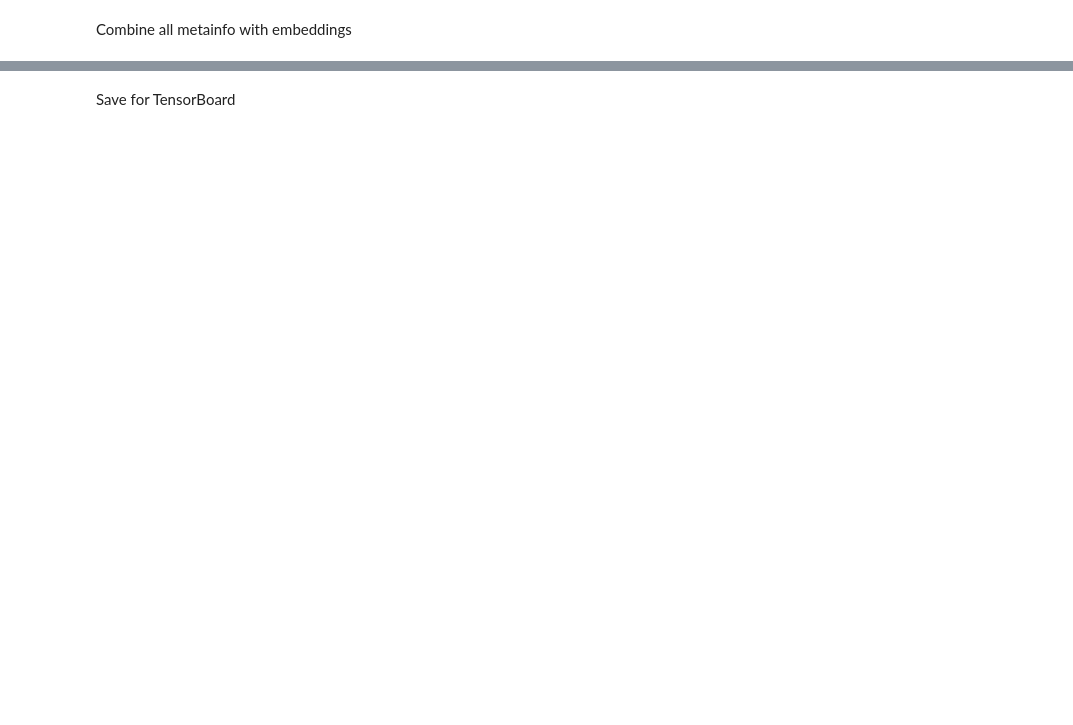
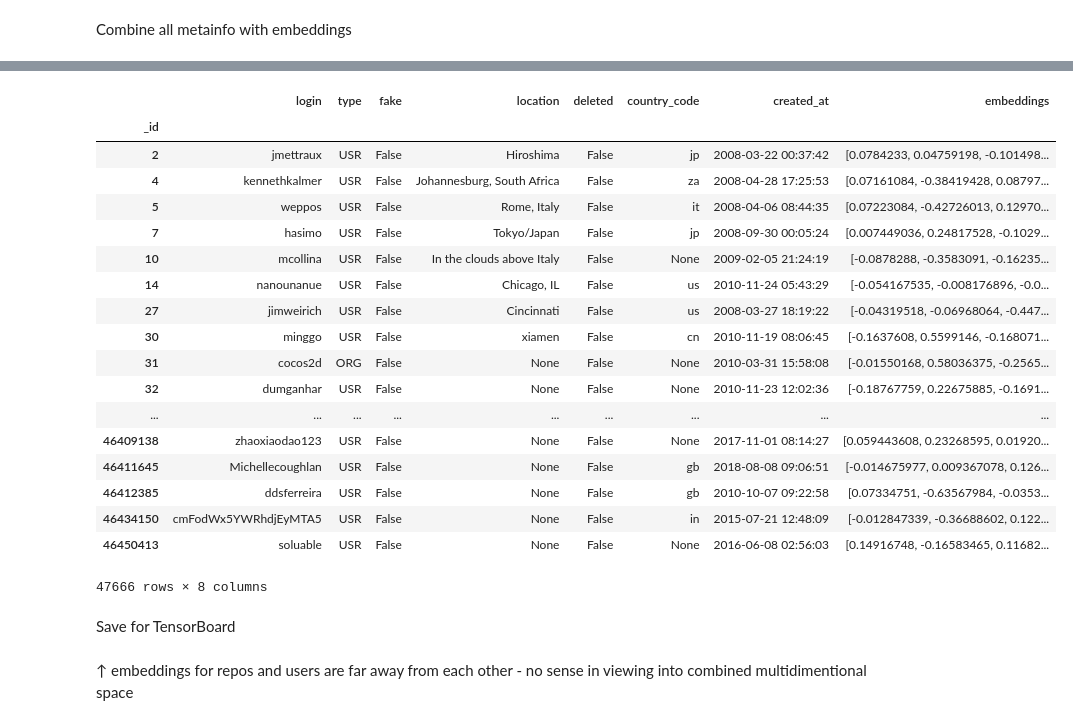
Before and after one commit to sergibro/github-recommendations, a Jupyter notebook: pipeline.ipynb, the cells around one changed output, grey strips where cells are left out. Drawn from its saved outputs; the diff is of its cells as text; code cells hidden in the pictures; blank space fills up the shorter version.

```diff
--- a/pipeline.ipynb
+++ b/pipeline.ipynb
@@ -308,3 +378,8 @@ good_rids = pd.read_pickle('./tb/embeddings/repos_19k_gte1k_old.pkl').index.toli
 len(good_rids)
 # %% [output]
 18670
+# %%
+good_uids = pd.read_pickle('./tb/embeddings_old/users_following_29k_gte100.pkl').index.tolist()
+good_uids += pd.read_pickle('./tb/embeddings_old/users_followers_24k_gte100.pkl').index.tolist()
+good_uids = list(set(good_uids))
+len(good_uids)
@@ -336,3 +413,8 @@ repos_df
 | 127329472 | Microsoft/frontend-bootcamp | TypeScript | 2019-02-24 16:11:55 | 2019-02-26 18:08:00 |
 | 127439965 | smacke/subsync | Python | 2019-02-24 02:56:44 | 2019-02-26 13:37:45 |
 18670 rows × 4 columns
+# %%
+ufields = ['login', 'type', 'fake', 'location', 'deleted', 'country_code', 'created_at']
+users_cur = mc['github']['users'].find({"_id": {"$in": good_uids}}, ufields)
+users_df = pd.DataFrame(list(users_cur)).set_index('_id')[ufields]
+users_df
@@ -424,4 +512,28 @@ repos_df
 18670 rows × 5 columns
+# %%
+users_emb_df = pd.Series({int(i.split('_')[-1]): e for i, e in emb_df.loc[[f'user_id_{i}' for i in users_df.index]]['embeddings'].iteritems()}).to_frame(name='embeddings')
+users_df = users_df.join(users_emb_df)
+users_df
+# %% [output]
+|  | login | type | fake | location | deleted | country_code | created_at | embeddings |
+| _id |  |  |  |  |  |  |  |  |
+| 2 | jmettraux | USR | False | Hiroshima | False | jp | 2008-03-22 00:37:42 | [0.0784233, 0.04759198, -0.101498... |
+| 4 | kennethkalmer | USR | False | Johannesburg, South Africa | False | za | 2008-04-28 17:25:53 | [0.07161084, -0.38419428, 0.08797... |
+| 5 | weppos | USR | False | Rome, Italy | False | it | 2008-04-06 08:44:35 | [0.07223084, -0.42726013, 0.12970... |
+| 7 | hasimo | USR | False | Tokyo/Japan | False | jp | 2008-09-30 00:05:24 | [0.007449036, 0.24817528, -0.1029... |
+| 10 | mcollina | USR | False | In the clouds above Italy | False | None | 2009-02-05 21:24:19 | [-0.0878288, -0.3583091, -0.16235... |
+| 14 | nanounanue | USR | False | Chicago, IL | False | us | 2010-11-24 05:43:29 | [-0.054167535, -0.008176896, -0.0... |
+| 27 | jimweirich | USR | False | Cincinnati | False | us | 2008-03-27 18:19:22 | [-0.04319518, -0.06968064, -0.447... |
+| 30 | minggo | USR | False | xiamen | False | cn | 2010-11-19 08:06:45 | [-0.1637608, 0.5599146, -0.168071... |
+| 31 | cocos2d | ORG | False | None | False | None | 2010-03-31 15:58:08 | [-0.01550168, 0.58036375, -0.2565... |
+| 32 | dumganhar | USR | False | None | False | None | 2010-11-23 12:02:36 | [-0.18767759, 0.22675885, -0.1691... |
+| ... | ... | ... | ... | ... | ... | ... | ... | ... |
+| 46409138 | zhaoxiaodao123 | USR | False | None | False | None | 2017-11-01 08:14:27 | [0.059443608, 0.23268595, 0.01920... |
+| 46411645 | Michellecoughlan | USR | False | None | False | gb | 2018-08-08 09:06:51 | [-0.014675977, 0.009367078, 0.126... |
+| 46412385 | ddsferreira | USR | False | None | False | gb | 2010-10-07 09:22:58 | [0.07334751, -0.63567984, -0.0353... |
+| 46434150 | cmFodWx5YWRhdjEyMTA5 | USR | False | None | False | in | 2015-07-21 12:48:09 | [-0.012847339, -0.36688602, 0.122... |
+| 46450413 | soluable | USR | False | None | False | None | 2016-06-08 02:56:03 | [0.14916748, -0.16583465, 0.11682... |
+47666 rows × 8 columns
 # %% [markdown]
 Save for TensorBoard
 # %%
@@ -428,0 +548,2 @@ repos_df.to_pickle("./tb/embeddings/repos_19k_gte1k.pkl")
+# %% [markdown]
+↑ embeddings for repos and users are far away from each other - no sense in viewing into combined multidimentional space
```
Also changed, not shown: parts of 34 cells of this notebook, 3 other files.
